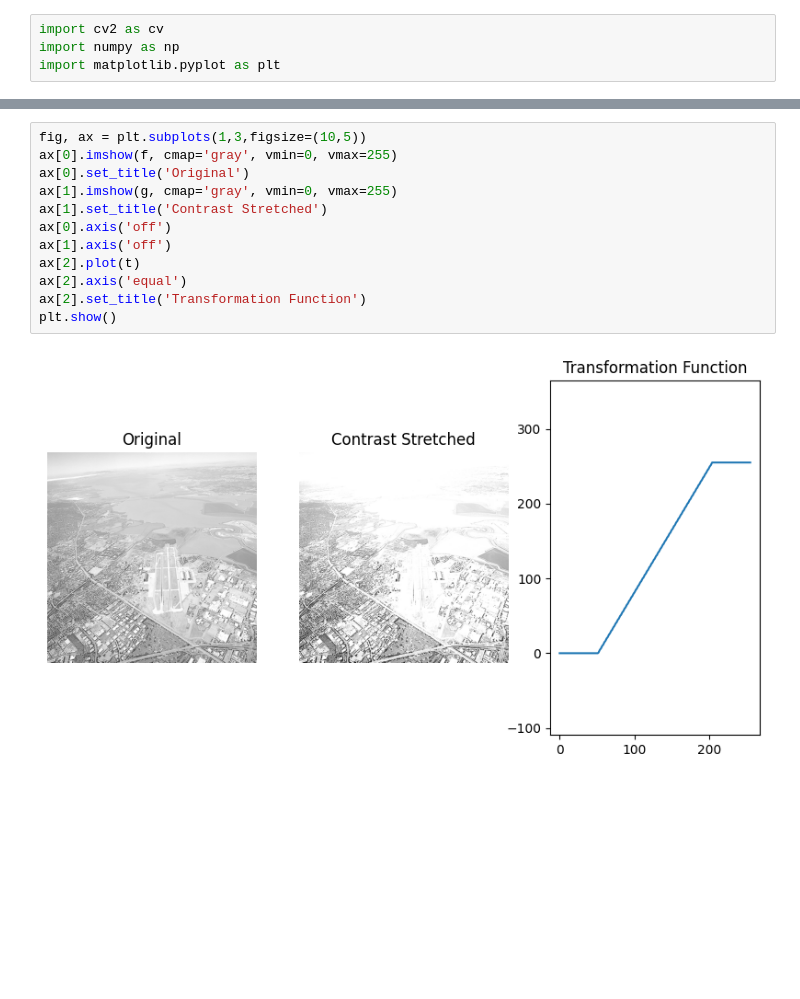
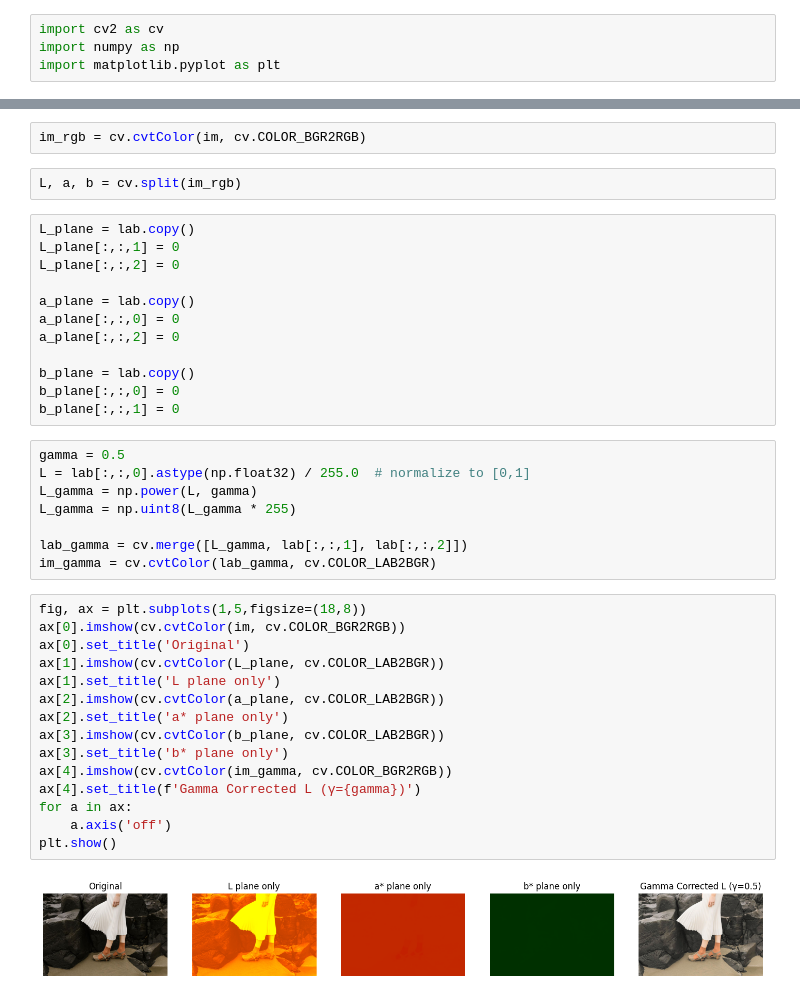
Before and after one commit to Arunodani/Intensity-Transformations-and-Neighborhood-Filtering, a Jupyter notebook: 258764G.ipynb, the cells around one changed output, grey strips where cells are left out. Saved outputs shown, nothing was run; the diff lists cells and outputs as text; blank space fills up the shorter version.

```diff
--- a/258764G.ipynb
+++ b/258764G.ipynb
@@ -72,14 +56,41 @@ g = t[f]
-# %%
-fig, ax = plt.subplots(1,3,figsize=(10,5))
-ax[0].imshow(f, cmap='gray', vmin=0, vmax=255)
-ax[0].set_title('Original')
-ax[1].imshow(g, cmap='gray', vmin=0, vmax=255)
-ax[1].set_title('Contrast Stretched')
-ax[0].axis('off')
-ax[1].axis('off')
-ax[2].plot(t)
-ax[2].axis('equal')
-ax[2].set_title('Transformation Function')
-plt.show()
-# %% [output]
-[figure, removed]
+# %%
+im_rgb = cv.cvtColor(im, cv.COLOR_BGR2RGB)
+# %%
+L, a, b = cv.split(im_rgb)
+# %%
+L_plane = lab.copy()
+L_plane[:,:,1] = 0
+L_plane[:,:,2] = 0
+
+a_plane = lab.copy()
+a_plane[:,:,0] = 0
+a_plane[:,:,2] = 0
+
+b_plane = lab.copy()
+b_plane[:,:,0] = 0
+b_plane[:,:,1] = 0
+# %%
+gamma = 0.5
+L = lab[:,:,0].astype(np.float32) / 255.0  # normalize to [0,1]
+L_gamma = np.power(L, gamma)
+L_gamma = np.uint8(L_gamma * 255)
+
+lab_gamma = cv.merge([L_gamma, lab[:,:,1], lab[:,:,2]])
+im_gamma = cv.cvtColor(lab_gamma, cv.COLOR_LAB2BGR)
+# %%
+fig, ax = plt.subplots(1,5,figsize=(18,8))
+ax[0].imshow(cv.cvtColor(im, cv.COLOR_BGR2RGB))
+ax[0].set_title('Original')
+ax[1].imshow(cv.cvtColor(L_plane, cv.COLOR_LAB2BGR))
+ax[1].set_title('L plane only')
+ax[2].imshow(cv.cvtColor(a_plane, cv.COLOR_LAB2BGR))
+ax[2].set_title('a* plane only')
+ax[3].imshow(cv.cvtColor(b_plane, cv.COLOR_LAB2BGR))
+ax[3].set_title('b* plane only')
+ax[4].imshow(cv.cvtColor(im_gamma, cv.COLOR_BGR2RGB))
+ax[4].set_title(f'Gamma Corrected L (γ={gamma})')
+for a in ax:
+    a.axis('off')
+plt.show()
+# %% [output]
+[figure, added]
```
Also changed, not shown: parts of 15 cells of this notebook.
